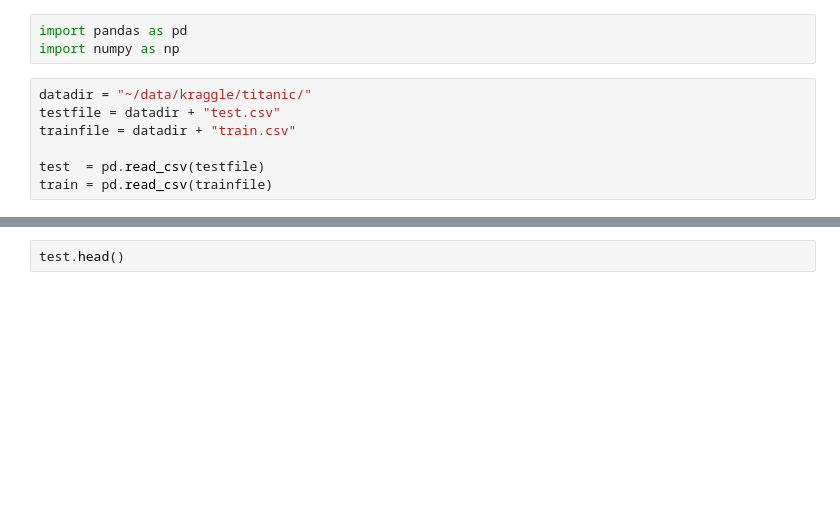
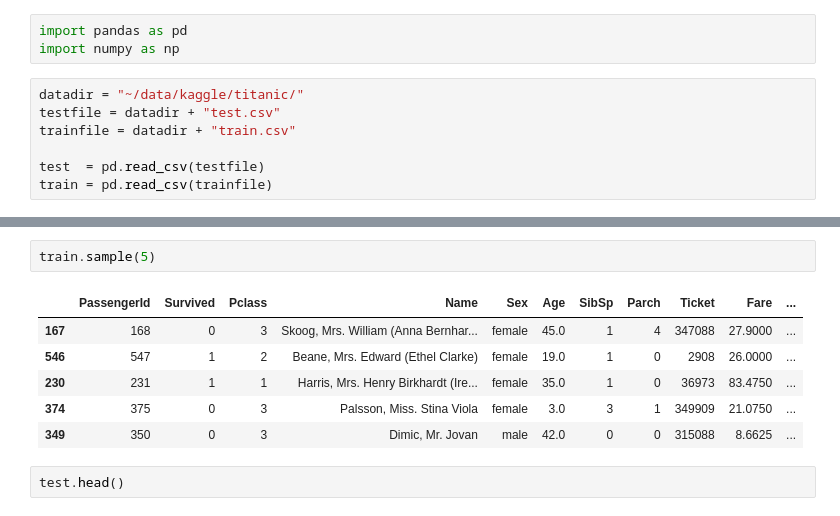
Before and after one commit to ashleysmart/mlgym, a Jupyter notebook: tuts/Onboarding_Fundementals.ipynb, the cells around one changed output, grey strips where cells are left out. Saved outputs shown, nothing was run; the diff lists cells and outputs as text; blank space fills up the shorter version.

```diff
--- a/tuts/Onboarding_Fundementals.ipynb
+++ b/tuts/Onboarding_Fundementals.ipynb
@@ -6,7 +6,7 @@
 import pandas as pd
 import numpy as np
 # %%
-datadir = "~/data/kraggle/titanic/"
+datadir = "~/data/kaggle/titanic/"
 testfile = datadir + "test.csv"
 trainfile = datadir + "train.csv"
 
@@ -21,6 +21,15 @@ train.head()
 | 2 | 3 | 1 | 3 | Heikkinen, Miss. Laina | female | 26.0 | 0 | 0 | STON/O2. 3101282 | 7.9250 | ... |
 | 3 | 4 | 1 | 1 | Futrelle, Mrs. Jacques Heath (Lil... | female | 35.0 | 1 | 0 | 113803 | 53.1000 | ... |
 | 4 | 5 | 0 | 3 | Allen, Mr. William Henry | male | 35.0 | 0 | 0 | 373450 | 8.0500 | ... |
+# %%
+train.sample(5)
+# %% [output]
+|  | PassengerId | Survived | Pclass | Name | Sex | Age | SibSp | Parch | Ticket | Fare | ... |
+| 167 | 168 | 0 | 3 | Skoog, Mrs. William (Anna Bernhar... | female | 45.0 | 1 | 4 | 347088 | 27.9000 | ... |
+| 546 | 547 | 1 | 2 | Beane, Mrs. Edward (Ethel Clarke) | female | 19.0 | 1 | 0 | 2908 | 26.0000 | ... |
+| 230 | 231 | 1 | 1 | Harris, Mrs. Henry Birkhardt (Ire... | female | 35.0 | 1 | 0 | 36973 | 83.4750 | ... |
+| 374 | 375 | 0 | 3 | Palsson, Miss. Stina Viola | female | 3.0 | 3 | 1 | 349909 | 21.0750 | ... |
+| 349 | 350 | 0 | 3 | Dimic, Mr. Jovan | male | 42.0 | 0 | 0 | 315088 | 8.6625 | ... |
 # %%
 test.head()
 # %% [output]
```
Also changed, not shown: parts of 6 cells of this notebook, 3 other files.
